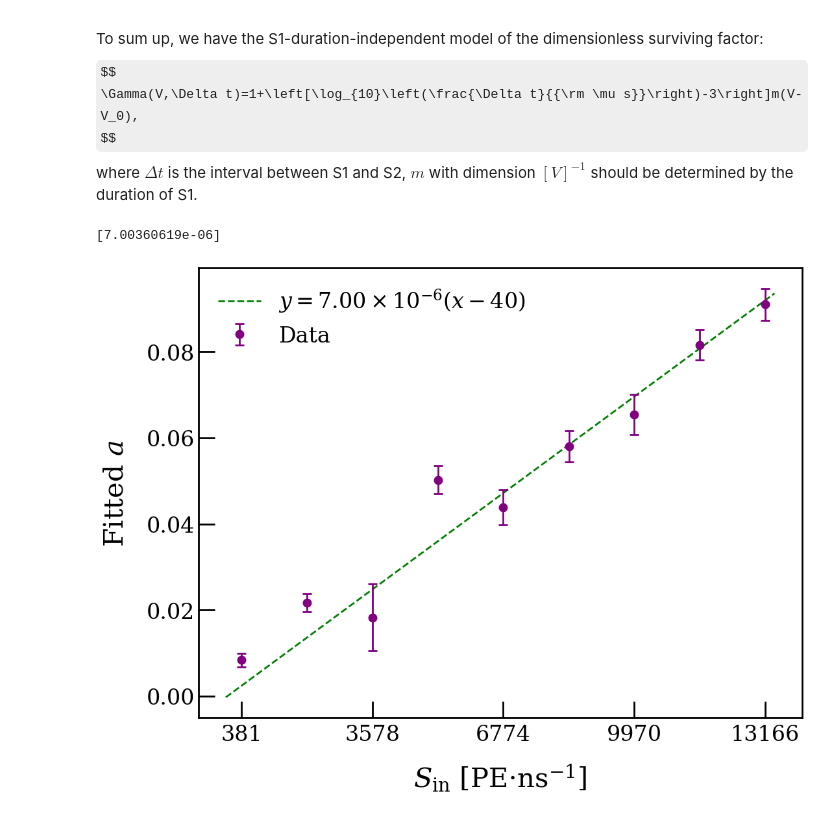
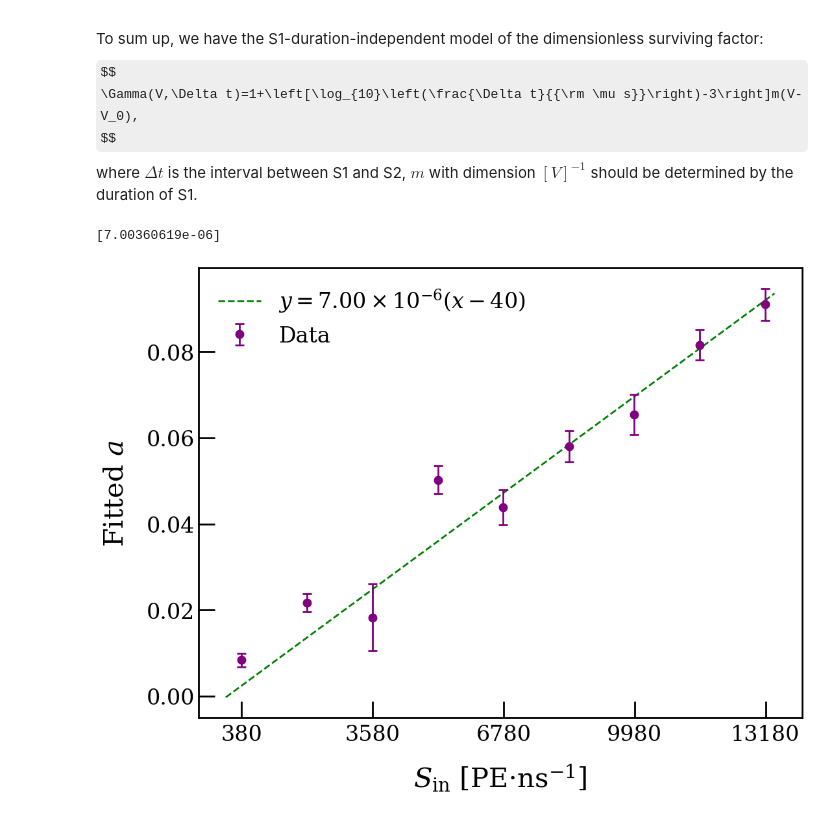
Before and after one commit to Chocolirz/Saturation-Relation, a Jupyter notebook: 2d_dependence.ipynb, the cells around one changed output. Drawn from its saved outputs; the diff is of its cells as text; code cells hidden in the pictures; some formulas as TeX source.

Commit message:
updated plots for use in papers

```diff
--- a/2d_dependence.ipynb
+++ b/2d_dependence.ipynb
@@ -309,29 +309,29 @@ where $\Delta t$ is the interval between S1 and S2, $m$ with dimension $[V]^{-1}
 # %%
 # Converting voltages into intensity of light:
 intensities=[381, 1979.5, 3578, 5176.5, 6774, 8385.5, 9970, 11568.5, 13166]
 
 def fitfunc(x,m):
     return m*(x-40)
 
 popt, pcov = curve_fit(fitfunc, intensities, df_parameters['a'], p0=[7e-6])
 print(popt)
 
 x = np.linspace(0,13400,1000)
 y = []
 for i in range(len(x)):
     y.append(popt[0]*(x[i]-40))
 
-x_ticks = [381, 3578, 6774, 9970, 13166]
+x_ticks = [380, 3580, 6780, 9980, 13180]
 
 plt.figure(figsize=(12, 9))
 plt.xlabel(r"$S_{\rm in}$ [PE$\cdot$ns$^{-1}$]")
 plt.ylabel(r'Fitted $a$')
 plt.plot(x, y, '--', color='green', label = r'$y=7.00\times 10^{-6}(x- 40)$')
 plt.errorbar(intensities, df_parameters['a'], yerr=df_parameters['a_err'], fmt='o', color = 'purple', label = "Data")
 plt.xticks(x_ticks)
 plt.legend(frameon=False)
-plt.savefig('./Diagrams/timedependence_2d.pdf')
+plt.savefig('./Diagrams/timeconstant_2d.pdf')
 plt.show()
 # %% [output]
 [7.00360619e-06]
-[figure, old version]
+[figure, new version]
```
